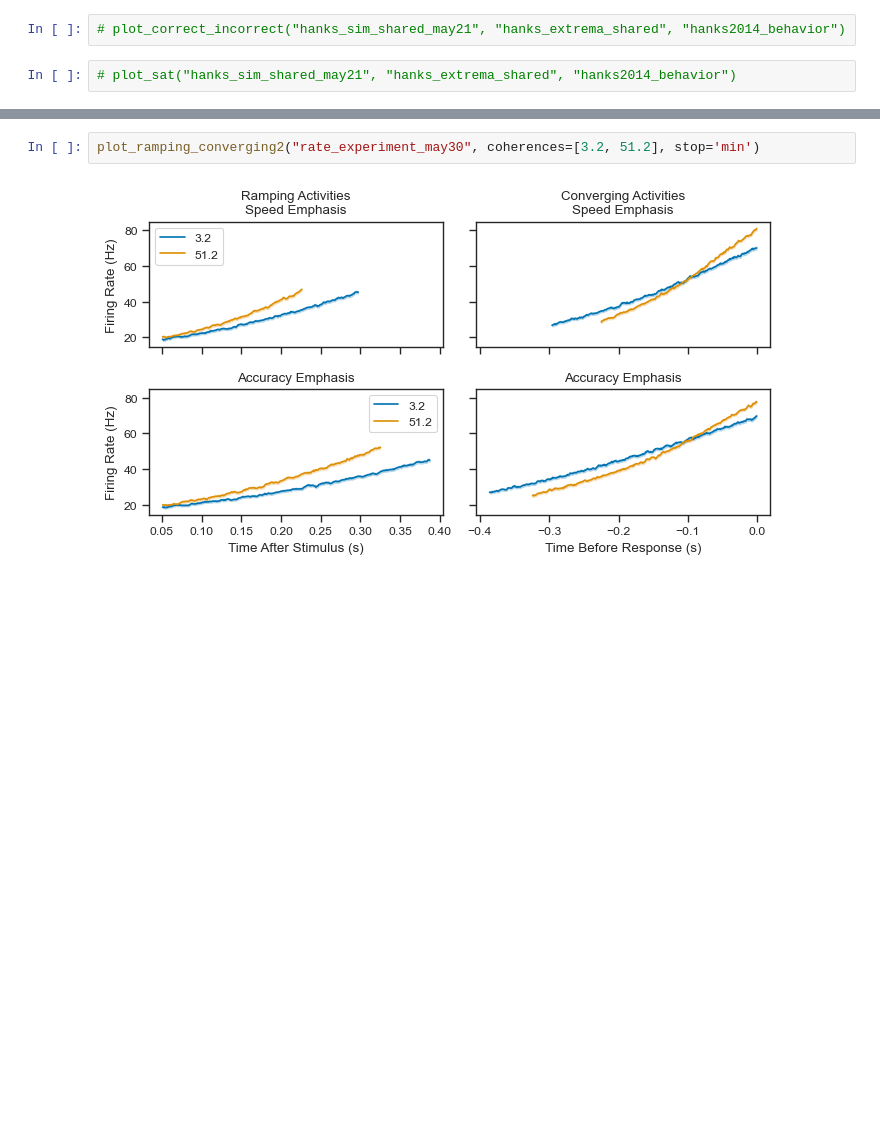
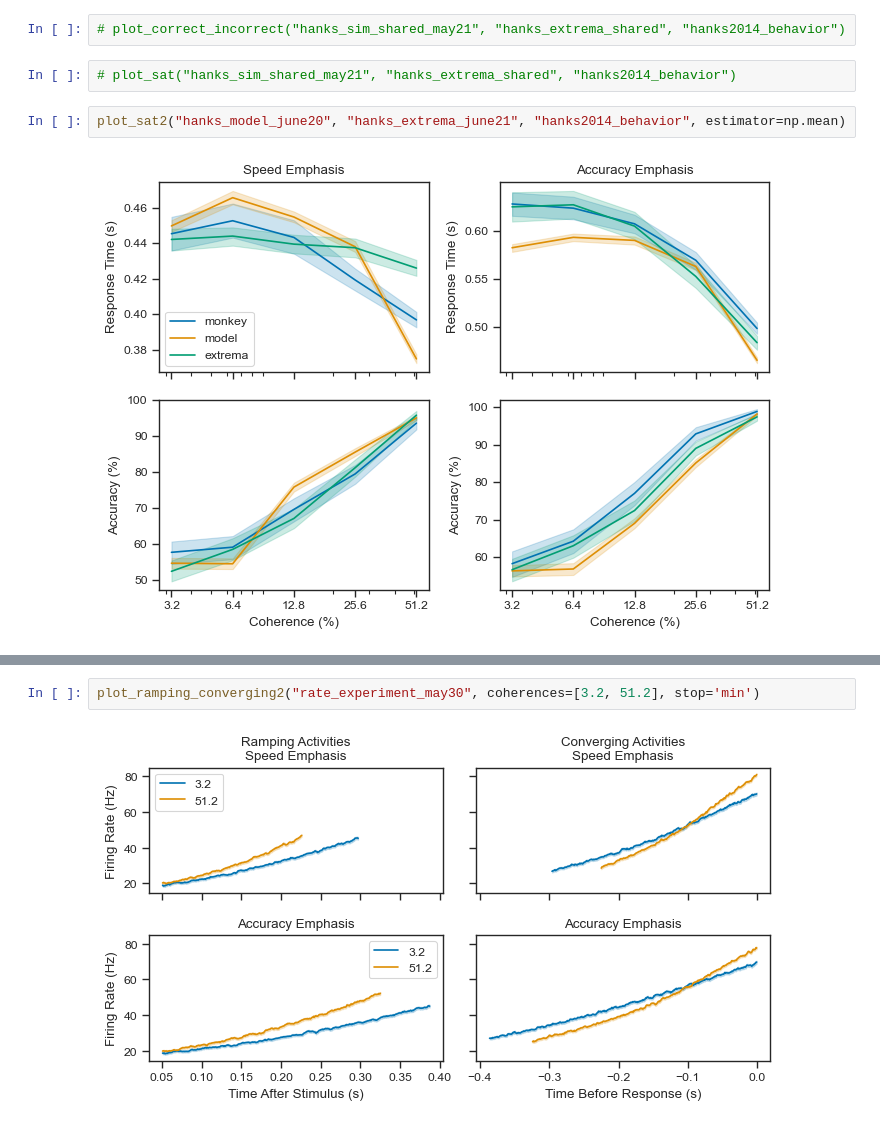
Before and after one commit to psipeter/speed-accuracy-tradeoff, a Jupyter notebook: hanks_compare.ipynb, the cells around one changed output, grey strips where cells are left out. Saved outputs shown, nothing was run; the diff lists cells and outputs as text; blank space fills up the shorter version.

```diff
--- a/hanks_compare.ipynb
+++ b/hanks_compare.ipynb
@@ -586,4 +600,8 @@ plot_RTs("hanks_sim_shared_may21b", "hanks_extrema_shared_may28", "hanks2014_beh
 # plot_correct_incorrect("hanks_sim_shared_may21", "hanks_extrema_shared", "hanks2014_behavior")
 # %%
 # plot_sat("hanks_sim_shared_may21", "hanks_extrema_shared", "hanks2014_behavior")
+# %%
+plot_sat2("hanks_model_june20", "hanks_extrema_june21", "hanks2014_behavior", estimator=np.mean)
+# %% [output]
+[figure, added]
 # %%
```
Also changed, not shown: parts of 11 cells of this notebook, 2 other files.
